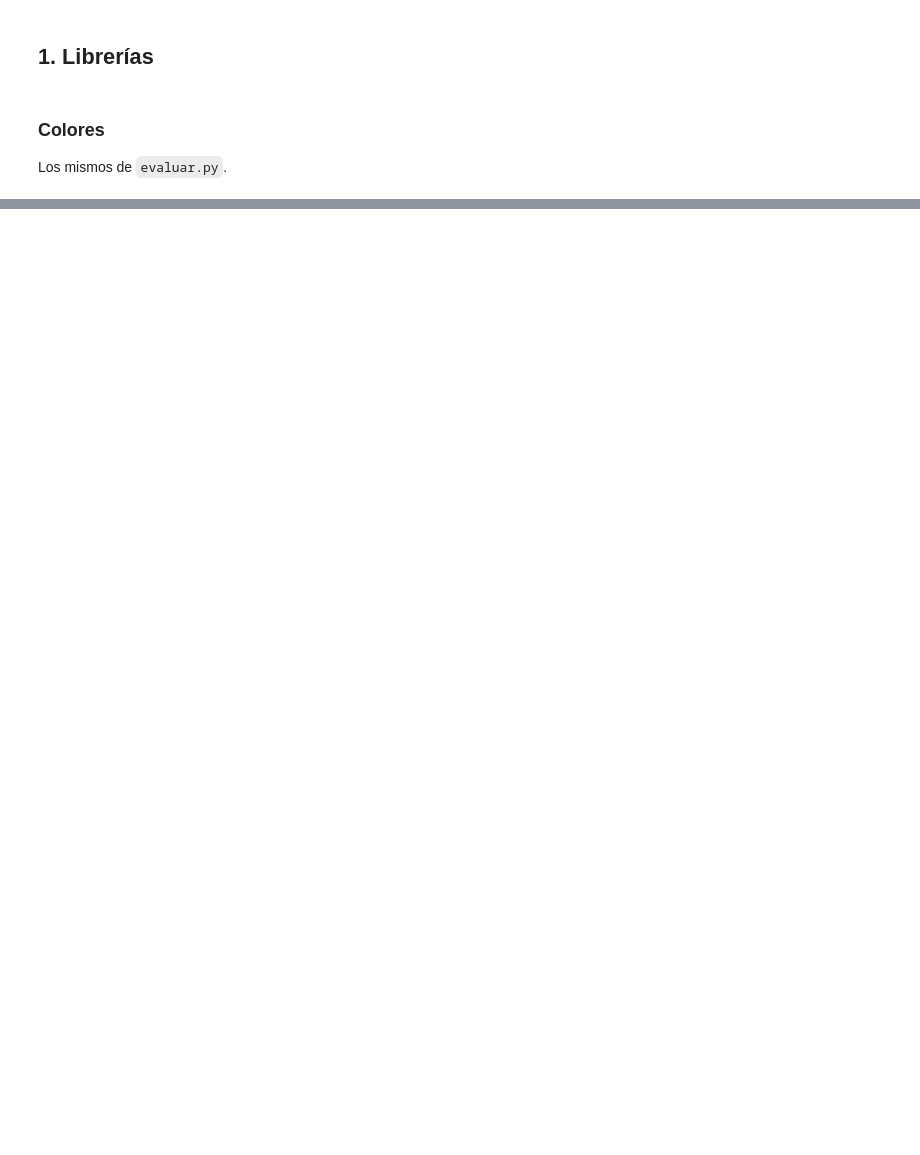
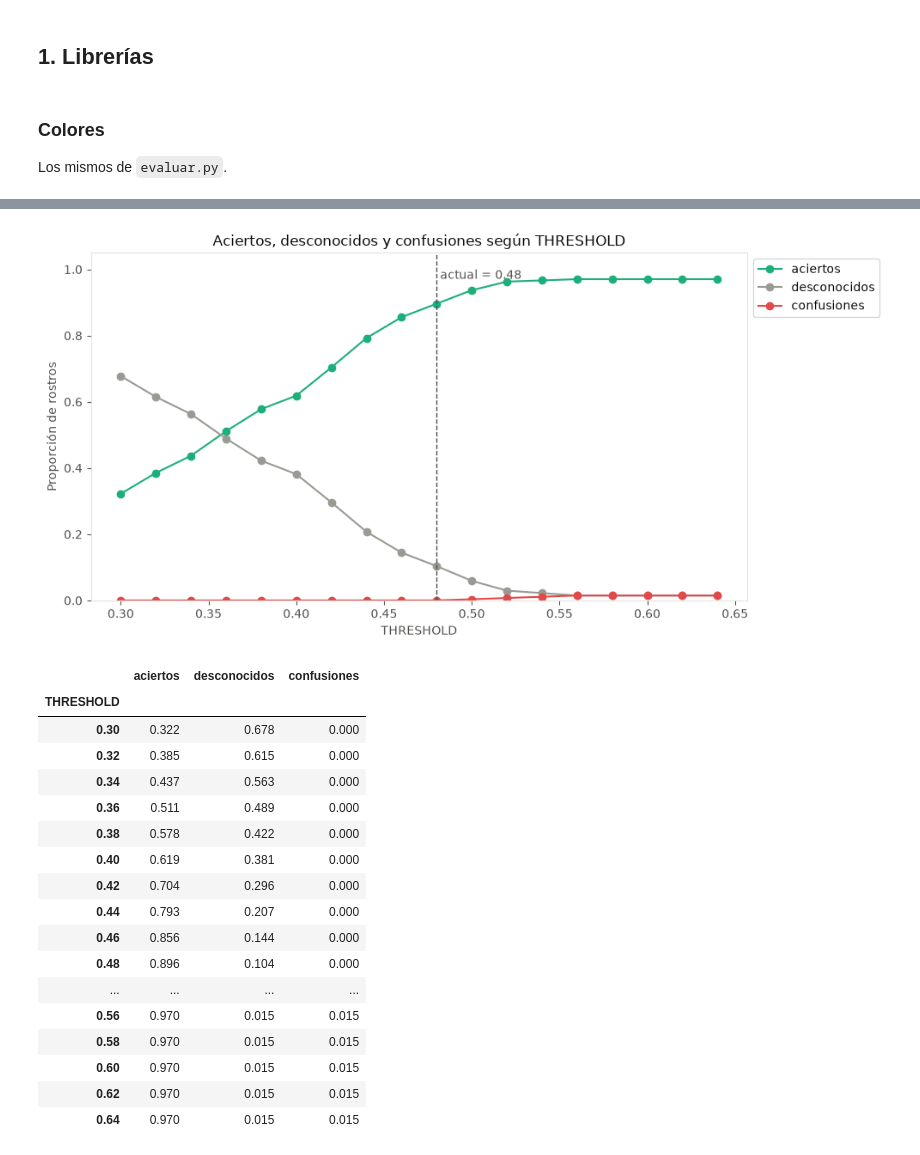
Before and after one commit to MarcoGuapi/face_recognition, a Jupyter notebook: evaluar.ipynb, the cells around one changed output, grey strips where cells are left out. Cells and saved outputs as stored; diff of their text form; code cells hidden in the pictures; blank space fills up the shorter version.

```diff
--- a/evaluar.ipynb
+++ b/evaluar.ipynb
@@ -182,0 +258,47 @@ plt.show()
+# %%
+umbral_original = THRESHOLD
+barrido = []
+for THRESHOLD in np.round(np.arange(0.30, 0.66, 0.02), 2):
+    pred = np.array([reconocer(D[i])[0] for i in range(len(y))])
+    barrido.append({
+        "THRESHOLD": THRESHOLD,
+        "aciertos": (pred == y).mean(),
+        "desconocidos": (pred == DESCONOCIDO).mean(),
+        "confusiones": ((pred != y) & (pred != DESCONOCIDO)).mean(),
+    })
+THRESHOLD = umbral_original
+barrido = pd.DataFrame(barrido).set_index("THRESHOLD")
+
+ax = barrido.plot(
+    figsize=(10, 5), marker="o", ylim=(0, 1.05),
+    color=[COLOR_SERIE["f1-score"], "#9a9a94", "#e34948"],
+    title="Aciertos, desconocidos y confusiones según THRESHOLD",
+)
+ax.axvline(THRESHOLD, color=TEXTO_2, linestyle="--", linewidth=1)
+ax.text(THRESHOLD, 1.0, f" actual = {THRESHOLD}", color=TEXTO_2, va="top")
+ax.set_ylabel("Proporción de rostros")
+ax.legend(loc="upper left", bbox_to_anchor=(1, 1))
+plt.tight_layout()
+plt.show()
+
+barrido.round(3)
+# %% [output]
+[figure, added]
+|  | aciertos | desconocidos | confusiones |
+| THRESHOLD |  |  |  |
+| 0.30 | 0.322 | 0.678 | 0.000 |
+| 0.32 | 0.385 | 0.615 | 0.000 |
+| 0.34 | 0.437 | 0.563 | 0.000 |
+| 0.36 | 0.511 | 0.489 | 0.000 |
+| 0.38 | 0.578 | 0.422 | 0.000 |
+| 0.40 | 0.619 | 0.381 | 0.000 |
+| 0.42 | 0.704 | 0.296 | 0.000 |
+| 0.44 | 0.793 | 0.207 | 0.000 |
+| 0.46 | 0.856 | 0.144 | 0.000 |
+| 0.48 | 0.896 | 0.104 | 0.000 |
+| ... | ... | ... | ... |
+| 0.56 | 0.970 | 0.015 | 0.015 |
+| 0.58 | 0.970 | 0.015 | 0.015 |
+| 0.60 | 0.970 | 0.015 | 0.015 |
+| 0.62 | 0.970 | 0.015 | 0.015 |
+| 0.64 | 0.970 | 0.015 | 0.015 |
```
Also changed, not shown: parts of 42 cells of this notebook, 2 other files.
